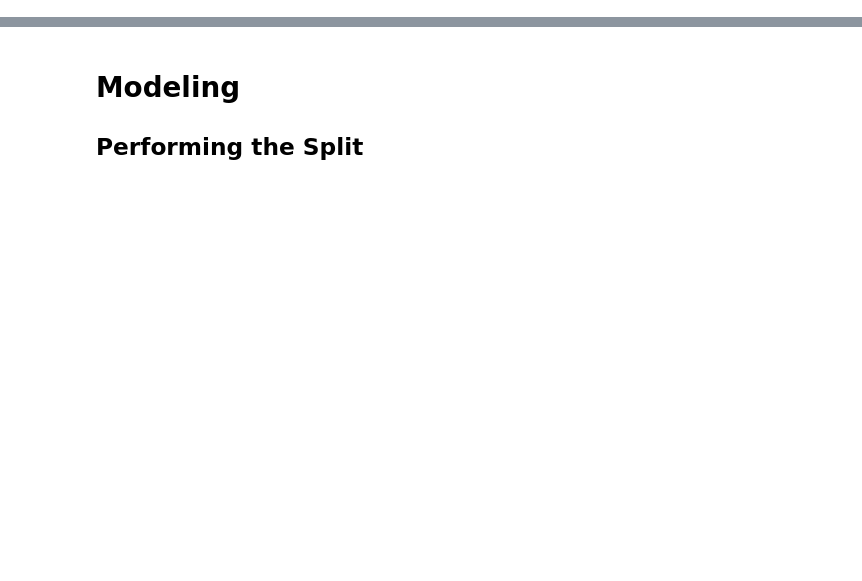
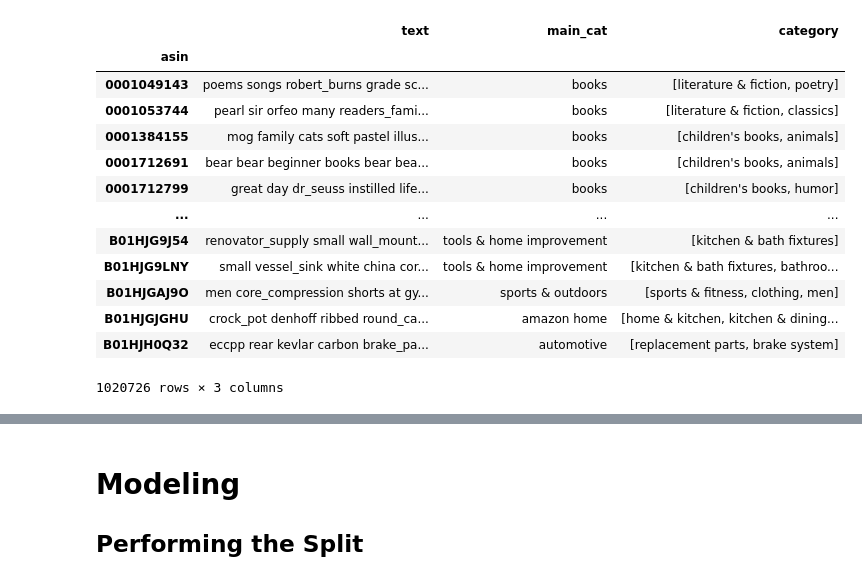
Before and after one commit to ndgigliotti/amazon-product-classifier, a Jupyter notebook: subcats.ipynb, the cells around one changed output, grey strips where cells are left out. Saved outputs shown, nothing was run; the diff lists cells and outputs as text; code cells hidden in the pictures; blank space fills up the shorter version.

```diff
--- a/subcats.ipynb
+++ b/subcats.ipynb
@@ -1034,4 +170,0 @@ ngram_tokenize
-# %%
-df["text"] = df.loc[:, "text"].map(ngram_tokenize)
-
-df["text"].head()
@@ -1047,3 +170,0 @@ Name: text, dtype: object
-# %%
-df["text"] = df.loc[:, "text"].str.join(" ")
-df["text"].head()
@@ -1082,0 +171,7 @@ ax.figure.savefig(
+# %%
+df["category"] = df.loc[:, "category"].str.lower()
+df["category"] = lang.decode_html_entities(df.loc[:, "category"], n_jobs=-1)
+df["category"] = lang.strip_html_tags(df.loc[:, "category"], n_jobs=-1)
+df = df.loc[~df.category.isin(df.main_cat.unique())]
+df.dropna(subset=["category"], inplace=True)
+df
@@ -1082,0 +194,3 @@ ax.figure.savefig(
+# %%
+df = utils.prune_categories(df, "category", qcut=0.9)
+df["category"].value_counts()
@@ -1082,0 +225,18 @@ ax.figure.savefig(
+# %%
+df = utils.implode(df, "category")
+df
+# %% [output]
+|  | text | main_cat | category |
+| asin |  |  |  |
+| 0001049143 | poems songs robert_burns grade sc... | books | [literature & fiction, poetry] |
+| 0001053744 | pearl sir orfeo many readers_fami... | books | [literature & fiction, classics] |
+| 0001384155 | mog family cats soft pastel illus... | books | [children's books, animals] |
+| 0001712691 | bear bear beginner books bear bea... | books | [children's books, animals] |
+| 0001712799 | great day dr_seuss instilled life... | books | [children's books, humor] |
+| ... | ... | ... | ... |
+| B01HJG9J54 | renovator_supply small wall_mount... | tools & home improvement | [kitchen & bath fixtures] |
+| B01HJG9LNY | small vessel_sink white china cor... | tools & home improvement | [kitchen & bath fixtures, bathroo... |
+| B01HJGAJ9O | men core_compression shorts at gy... | sports & outdoors | [sports & fitness, clothing, men] |
+| B01HJGJGHU | crock_pot denhoff ribbed round_ca... | amazon home | [home & kitchen, kitchen & dining... |
+| B01HJH0Q32 | eccpp rear kevlar carbon brake_pa... | automotive | [replacement parts, brake system] |
+1020726 rows × 3 columns
```
Also changed, not shown: parts of 93 cells of this notebook, 1 other file.
